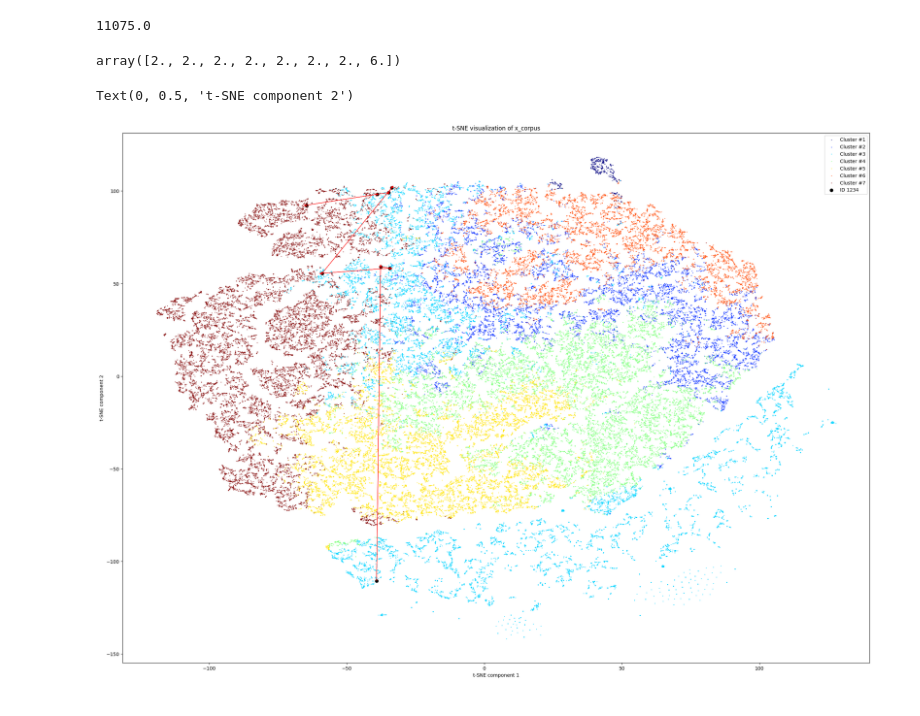
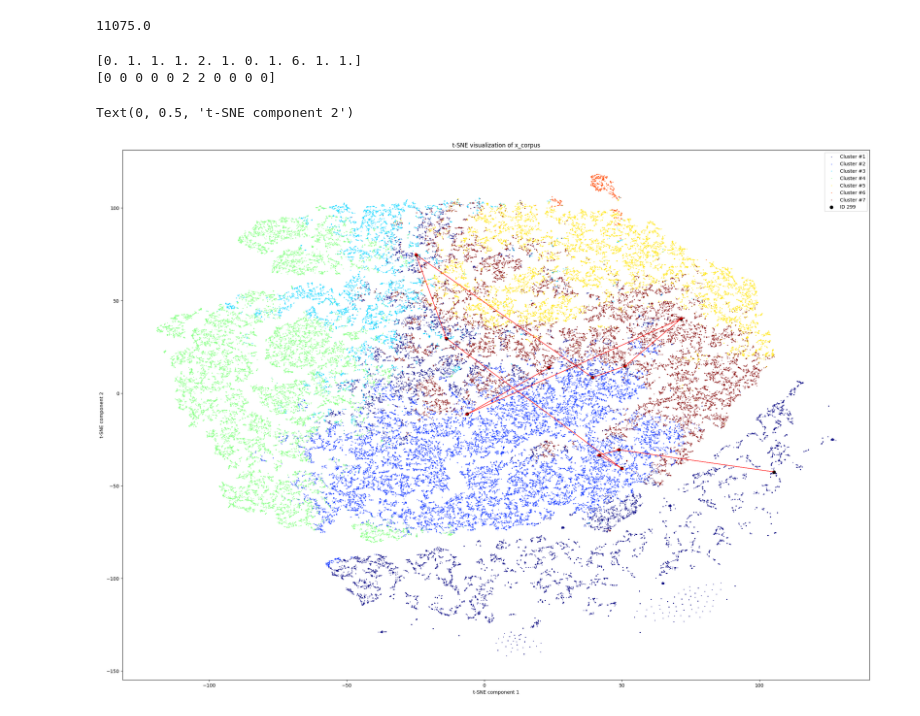
Before and after one commit to tunajaw/3Phenotype, a Jupyter notebook: analysis/analysis.ipynb, the cells around one changed output. Cells and saved outputs as stored; diff of their text form; code cells hidden in the pictures.

Commit message:
cluster analysis / CE weight

```diff
--- a/analysis/analysis.ipynb
+++ b/analysis/analysis.ipynb
@@ -70,47 +109,50 @@ from sklearn.manifold import TSNE
 # %%
 x_corpus = np.load('../temp_model/[RD74--TE__pp_single_mark-concat-d1]/data/x_corpus.npz')['arr_0']
 idcode = np.load('../temp_model/[RD74--TE__pp_single_mark-concat-d1]/data/idcode.npz')['arr_0']
-label = np.load('../temp_model/[RD74--TE__pp_single_mark-concat-d1]/data/cluster.npz')['arr_0']
+cluster = np.load('../temp_model/[RD74--TE__pp_single_mark-concat-d1]/data/cluster.npz')['arr_0']
+label = np.load('../temp_model/[RD74--TE__pp_single_mark-concat-d1]/data/label.npz')['arr_0']
 # %%
 np.max(idcode)
 # %% [output]
 11075.0
 # %%
-IDCODE = 1234
-label[idcode == IDCODE]
+IDCODE = 299
+print(cluster[idcode == IDCODE])
+print(label[idcode == IDCODE])
 # %% [output]
-array([2., 2., 2., 2., 2., 2., 2., 6.])
+[0. 1. 1. 1. 2. 1. 0. 1. 6. 1. 1.]
+[0 0 0 0 0 2 2 0 0 0 0]
 # %%
 tsne = TSNE(n_components=2, random_state=42)
 x_tsne = tsne.fit_transform(x_corpus)
 
 plt.figure(figsize=(28, 20))
 
 cx_name = [f"Cluster #{i}" for i in range(1, 8)]
 
-unique_labels = np.unique(label)
-colors = plt.cm.jet(np.linspace(0, 1, len(unique_labels)))
+unique_clusters = np.unique(cluster)
+colors = plt.cm.jet(np.linspace(0, 1, len(unique_clusters)))
 
-for i, unique_label in enumerate(unique_labels):
-    plt.scatter(x_tsne[label == unique_label, 0], x_tsne[label == unique_label, 1],
+for i, unique_cluster in enumerate(unique_clusters):
+    plt.scatter(x_tsne[cluster == unique_cluster, 0], x_tsne[cluster == unique_cluster, 1],
                 color=colors[i], label=f'{cx_name[i]}', alpha=0.5, s=1)
 
 highlight_points = x_tsne[idcode == IDCODE]
 plt.scatter(highlight_points[:, 0], highlight_points[:, 1], color='black', label=f'ID {IDCODE}', alpha=1, s=40)
 
 highlight_indices = np.where(idcode == IDCODE)[0]
 for i in range(len(highlight_indices) - 1):
     start_idx = highlight_indices[i]
     end_idx = highlight_indices[i + 1]
     plt.arrow(x_tsne[start_idx, 0], x_tsne[start_idx, 1],
               x_tsne[end_idx, 0] - x_tsne[start_idx, 0],
               x_tsne[end_idx, 1] - x_tsne[start_idx, 1],
               color='red', alpha=0.8, head_width=1, head_length=1)
 
 plt.legend()
 plt.title('t-SNE visualization of x_corpus')
 plt.xlabel('t-SNE component 1')
 plt.ylabel('t-SNE component 2')
 # %% [output]
 Text(0, 0.5, 't-SNE component 2')
-[figure, old version]
+[figure, new version]
```
Also changed, not shown: parts of 8 cells of this notebook, 8 other files.
